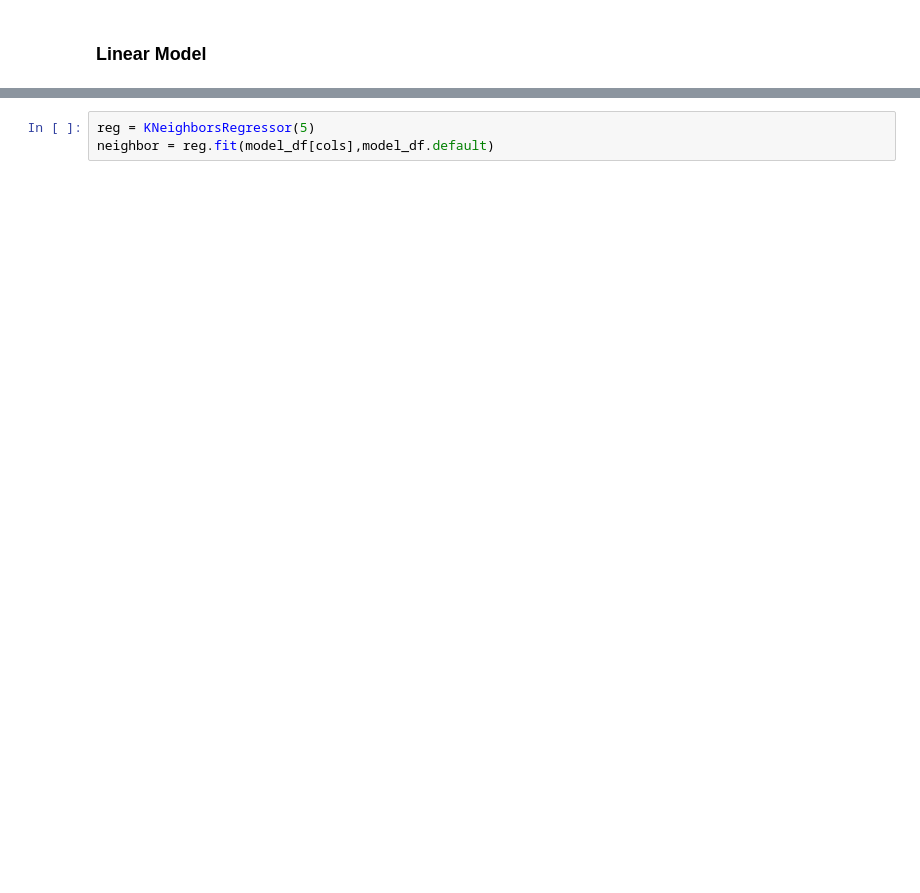
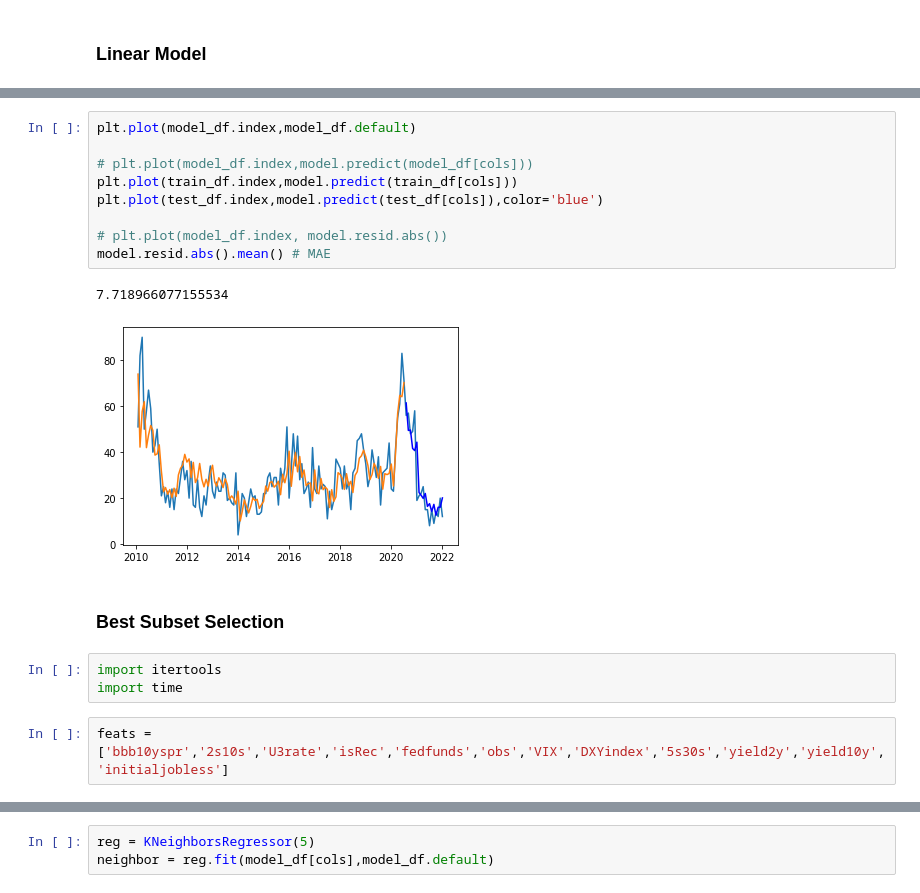
Before and after one commit to lwarner100/ISOM-455-Project, a Jupyter notebook: env.ipynb, the cells around one changed output, grey strips where cells are left out. Saved outputs shown, nothing was run; the diff lists cells and outputs as text; blank space fills up the shorter version.

```diff
--- a/env.ipynb
+++ b/env.ipynb
@@ -122,3 +149,22 @@ OLS Regression Results
 Notes:
 [1] R² is computed without centering (uncentered) since the model does not contain a constant.
 [2] Standard Errors assume that the covariance matrix of the errors is correctly specified.
+# %%
+plt.plot(model_df.index,model_df.default)
+
+# plt.plot(model_df.index,model.predict(model_df[cols]))
+plt.plot(train_df.index,model.predict(train_df[cols]))
+plt.plot(test_df.index,model.predict(test_df[cols]),color='blue')
+
+# plt.plot(model_df.index, model.resid.abs())
+model.resid.abs().mean() # MAE
+# %% [output]
+7.718966077155534
+[figure, added]
+# %% [markdown]
+### Best Subset Selection
+# %%
+import itertools
+import time
+# %%
+feats = ['bbb10yspr','2s10s','U3rate','isRec','fedfunds','obs','VIX','DXYindex','5s30s','yield2y','yield10y','initialjobless']
```
Also changed, not shown: parts of 27 cells of this notebook.
